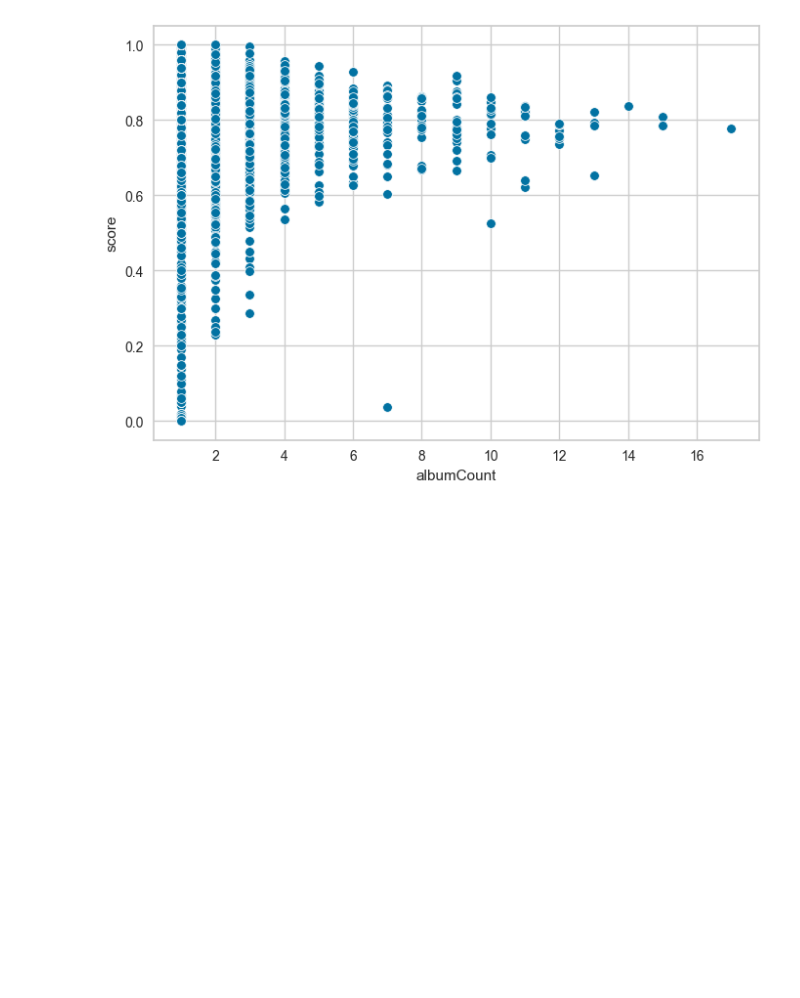
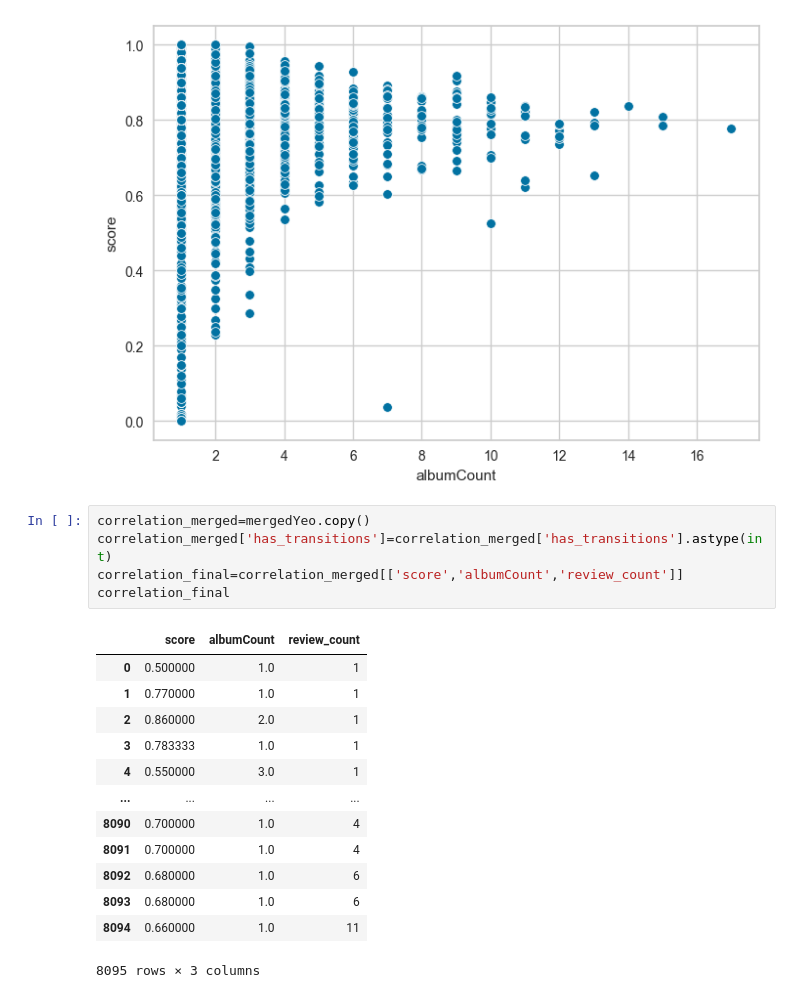
Before and after one commit to chainReactionCol/newRep, a Jupyter notebook: Data_StoryTelling_Sanchez_Ruiz.ipynb, the cells around one changed output. Saved outputs shown, nothing was run; the diff lists cells and outputs as text; blank space fills up the shorter version.

```diff
--- a/Data_StoryTelling_Sanchez_Ruiz.ipynb
+++ b/Data_StoryTelling_Sanchez_Ruiz.ipynb
@@ -826,3 +831,22 @@ sns.scatterplot(data=scatterMergedYeo3,x='albumCount',y='score')
 # %% [output]
 <AxesSubplot: xlabel='albumCount', ylabel='score'>
 [figure]
+# %%
+correlation_merged=mergedYeo.copy()
+correlation_merged['has_transitions']=correlation_merged['has_transitions'].astype(int)
+correlation_final=correlation_merged[['score','albumCount','review_count']]
+correlation_final
+# %% [output]
+|  | score | albumCount | review_count |
+| 0 | 0.500000 | 1.0 | 1 |
+| 1 | 0.770000 | 1.0 | 1 |
+| 2 | 0.860000 | 2.0 | 1 |
+| 3 | 0.783333 | 1.0 | 1 |
+| 4 | 0.550000 | 3.0 | 1 |
+| ... | ... | ... | ... |
+| 8090 | 0.700000 | 1.0 | 4 |
+| 8091 | 0.700000 | 1.0 | 4 |
+| 8092 | 0.680000 | 1.0 | 6 |
+| 8093 | 0.680000 | 1.0 | 6 |
+| 8094 | 0.660000 | 1.0 | 11 |
+8095 rows × 3 columns
```
Also changed, not shown: parts of 14 cells of this notebook, 4 other files.
